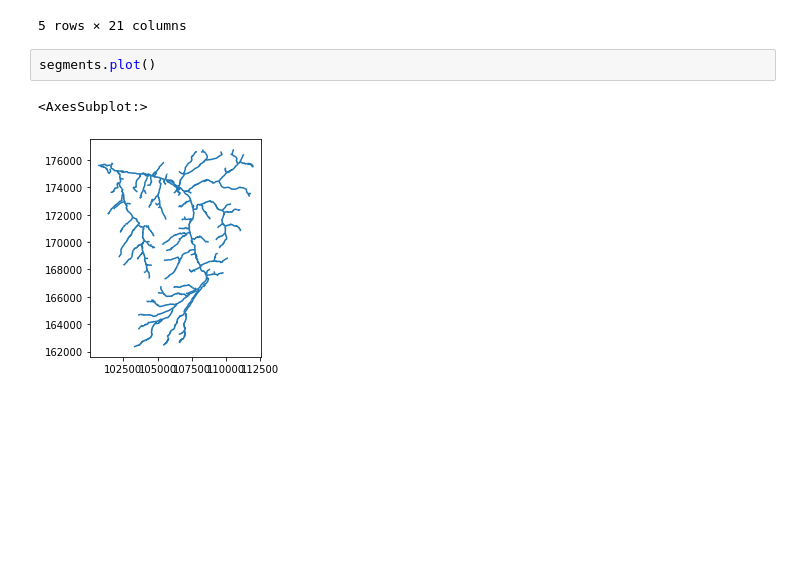
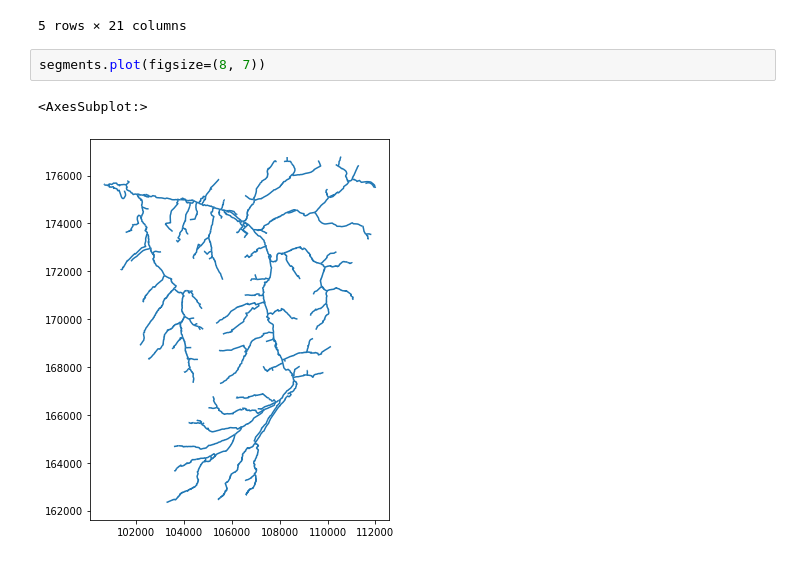
Before and after one commit to jorisvandenbossche/DS-python-geospatial, a Jupyter notebook: notebooks/20-raster-vector-tools.ipynb, the cells around one changed output. Saved outputs shown, nothing was run; the diff lists cells and outputs as text; blank space fills up the shorter version.

```diff
--- a/notebooks/20-raster-vector-tools.ipynb
+++ b/notebooks/20-raster-vector-tools.ipynb
@@ -130,7 +139,7 @@ segments.head()
 | 4 | LINESTRING (105267.452 174665.979... | 376442 | 65542 | 6020499 | 5000 | Zwalmbeek | OS266 |  | V0104 | 1 | ... | ... |
 5 rows × 21 columns
 # %%
-segments.plot()
+segments.plot(figsize=(8, 7))
 # %% [output]
 <AxesSubplot:>
-[figure, old version]
+[figure, new version]
```
Also changed, not shown: parts of 35 cells of this notebook.
